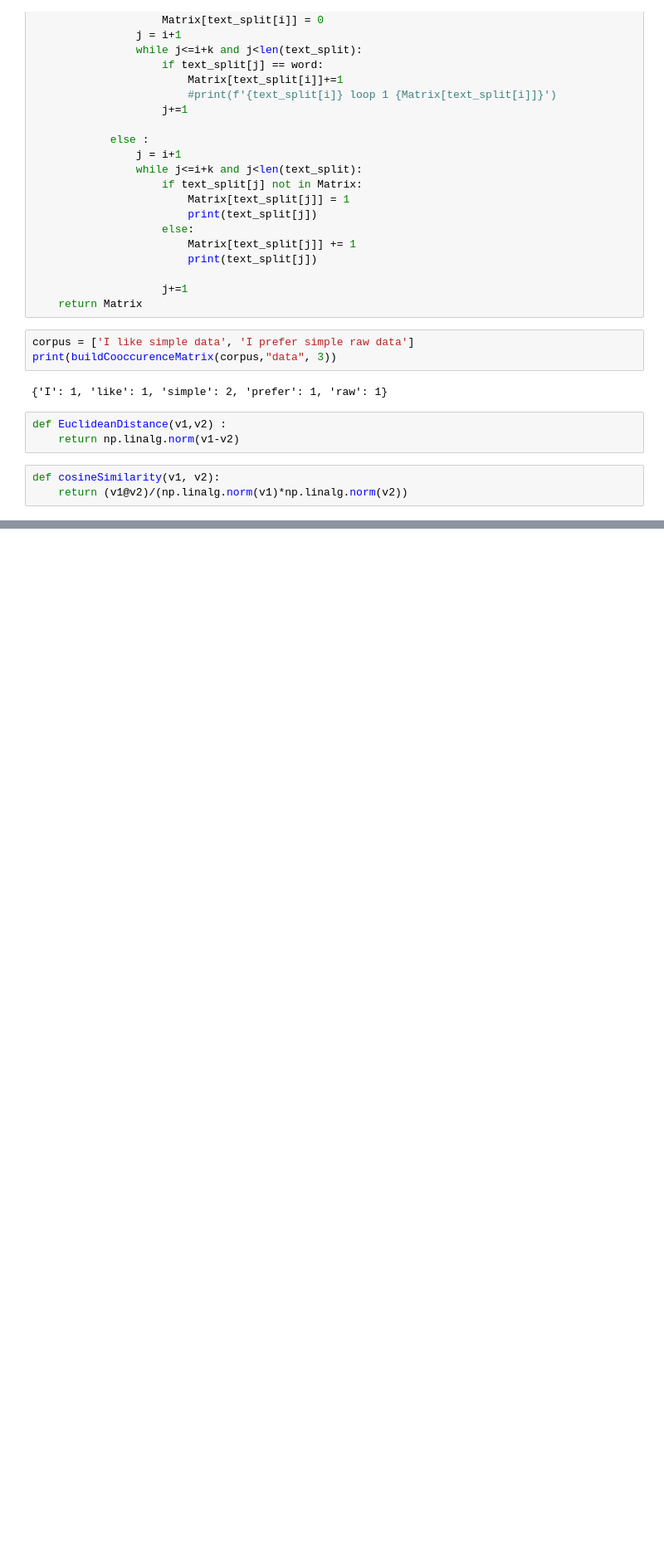
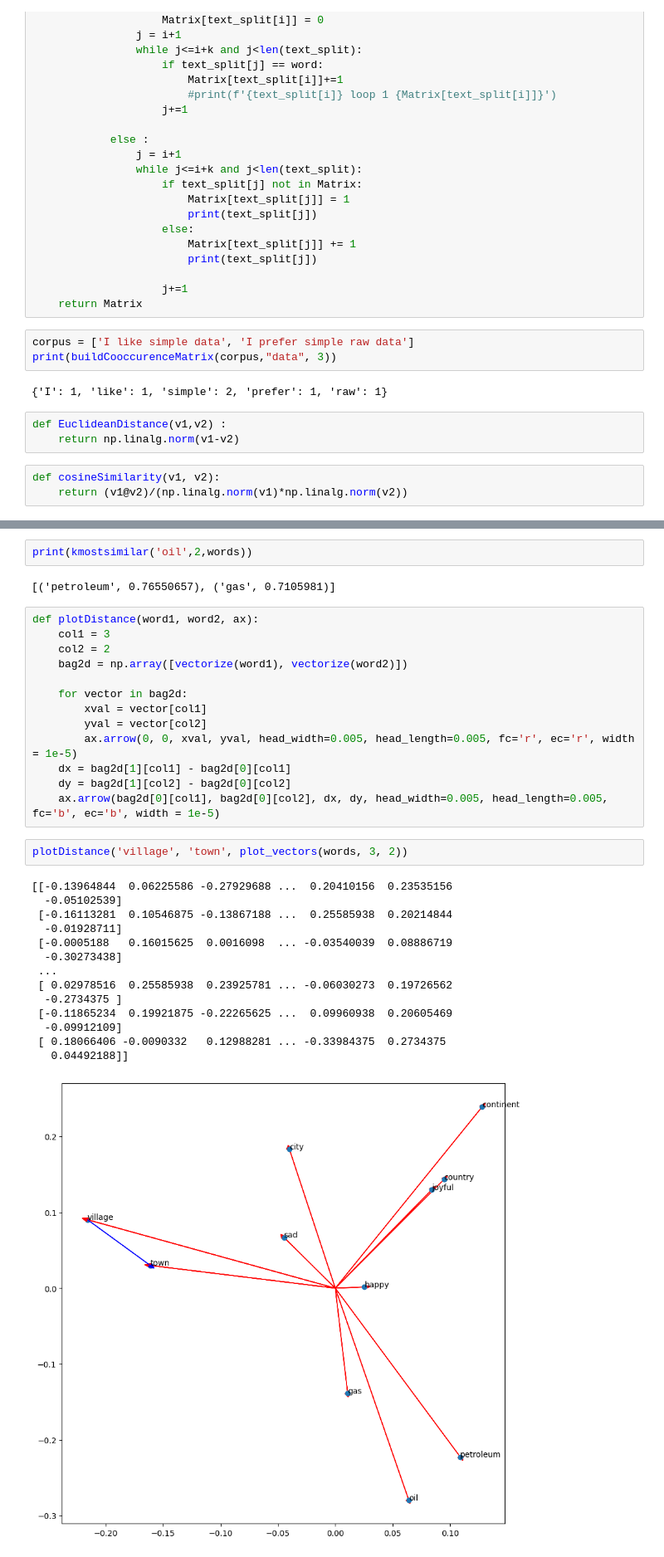
Before and after one commit to AdithyaShanker99/NLP, a Jupyter notebook: SentAnalysisVectorSpaceModel.ipynb, the cells around one changed output, grey strips where cells are left out. Shown: that part at 83% size. Saved outputs shown, nothing was run; the diff lists cells and outputs as text; blank space fills up the shorter version.

```diff
--- a/SentAnalysisVectorSpaceModel.ipynb
+++ b/SentAnalysisVectorSpaceModel.ipynb
@@ -116,0 +162,34 @@ FileNotFoundError: [Errno 2] No such file or directory: './data/word_embeddings_
+# %%
+print(kmostsimilar('oil',2,words))
+# %% [output]
+[('petroleum', 0.76550657), ('gas', 0.7105981)]
+# %%
+def plotDistance(word1, word2, ax):
+    col1 = 3
+    col2 = 2
+    bag2d = np.array([vectorize(word1), vectorize(word2)])
+
+    for vector in bag2d:
+        xval = vector[col1]
+        yval = vector[col2]
+        ax.arrow(0, 0, xval, yval, head_width=0.005, head_length=0.005, fc='r', ec='r', width = 1e-5)
+    dx = bag2d[1][col1] - bag2d[0][col1]
+    dy = bag2d[1][col2] - bag2d[0][col2]
+    ax.arrow(bag2d[0][col1], bag2d[0][col2], dx, dy, head_width=0.005, head_length=0.005, fc='b', ec='b', width = 1e-5)
+# %%
+plotDistance('village', 'town', plot_vectors(words, 3, 2))
+# %% [output]
+[[-0.13964844  0.06225586 -0.27929688 ...  0.20410156  0.23535156
+  -0.05102539]
+ [-0.16113281  0.10546875 -0.13867188 ...  0.25585938  0.20214844
+  -0.01928711]
+ [-0.0005188   0.16015625  0.0016098  ... -0.03540039  0.08886719
+  -0.30273438]
+ ...
+ [ 0.02978516  0.25585938  0.23925781 ... -0.06030273  0.19726562
+  -0.2734375 ]
+ [-0.11865234  0.19921875 -0.22265625 ...  0.09960938  0.20605469
+  -0.09912109]
+ [ 0.18066406 -0.0090332   0.12988281 ... -0.33984375  0.2734375
+   0.04492188]]
+[figure, added]
```
Also changed, not shown: parts of 5 cells of this notebook.
